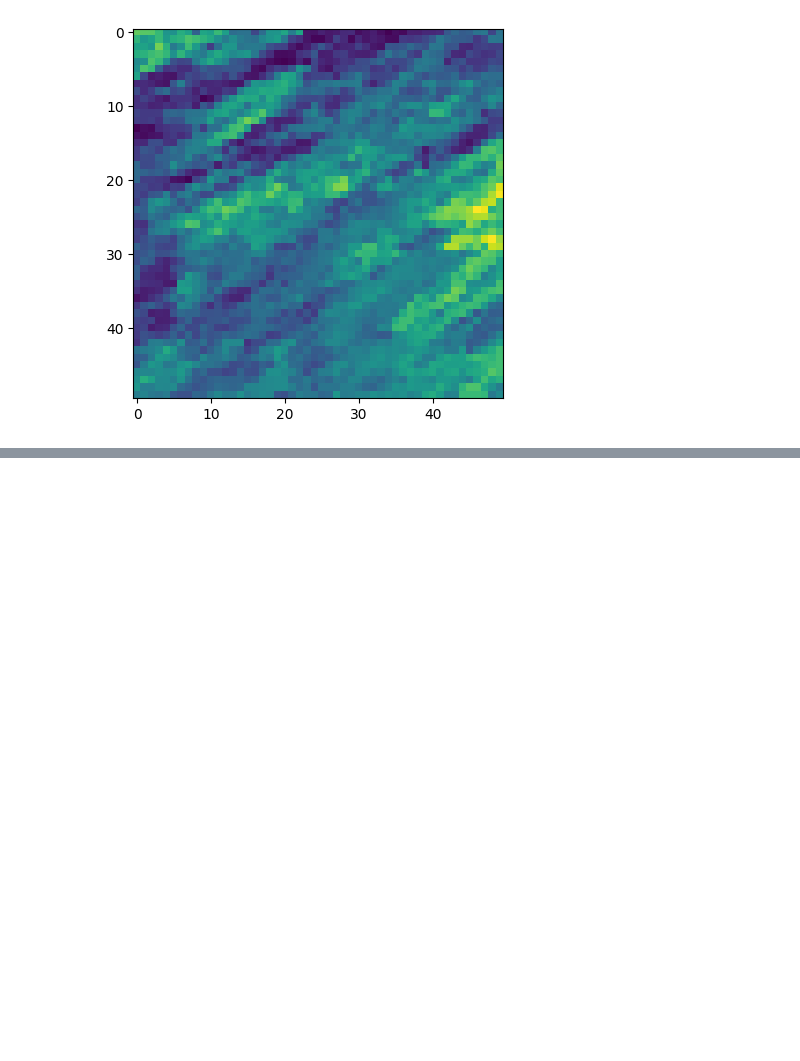
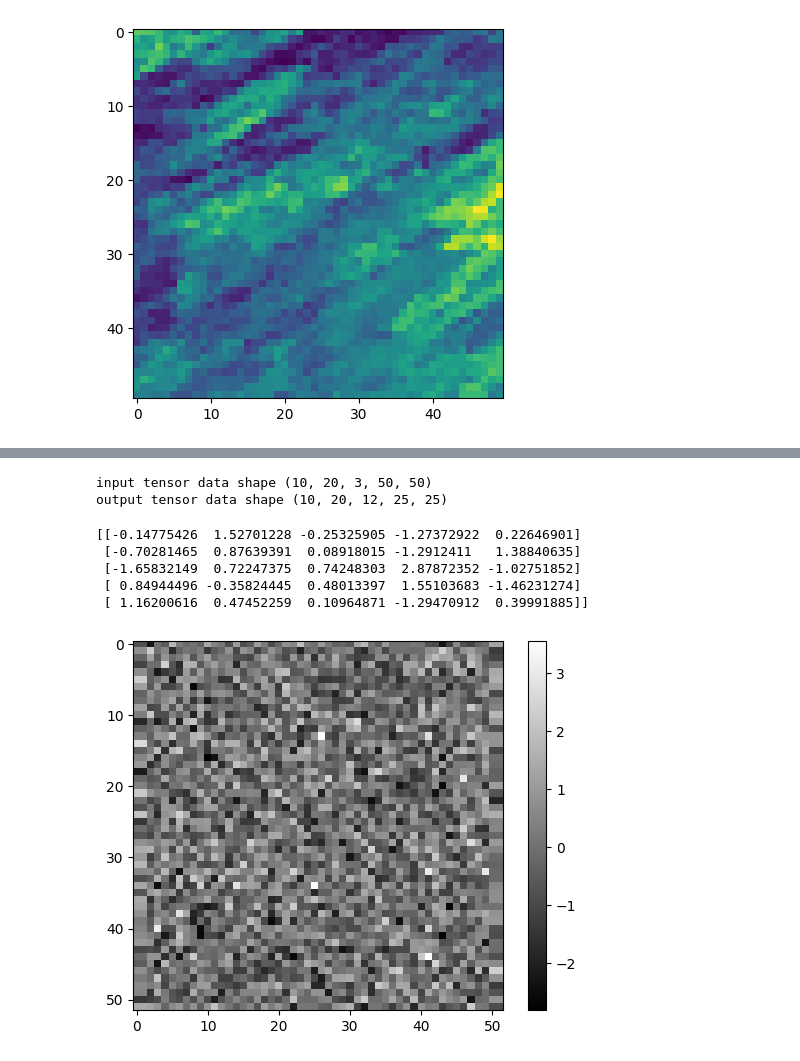
Before and after one commit to jliu2006/plant-predictor, a Jupyter notebook: Tensor decomposition.ipynb, the cells around one changed output, grey strips where cells are left out. Saved outputs shown, nothing was run; the diff lists cells and outputs as text; code cells hidden in the pictures; blank space fills up the shorter version.

```diff
--- a/Tensor decomposition.ipynb
+++ b/Tensor decomposition.ipynb
@@ -205,0 +187,20 @@ for i in range(sample):
+# %%
+
+def DWT(image):
+
+    h2 = int(image.shape[0]/2) +2
+    w2 = int(image.shape[1]/2) +2
+    DWT_output = np.zeros([4, h2, w2])
+    coeffs = pywt.dwt2(image, 'bior1.3')
+    LL, (LH, HL, HH) = coeffs
+
+    DWT_output[0] = LL
+    DWT_output[1] = LH
+    DWT_output[2] = HL
+    DWT_output[3] = HH
+
+    return DWT_output
+# %%
+def invDWT(DWTimage):
+    reconstructed_image = pywt.idwt2((DWTimage[0], (DWTimage[1],DWTimage[2],DWTimage[3])), 'bior1.3')
+    return reconstructed_image
@@ -205,0 +219,45 @@ for i in range(sample):
+# %%
+
+
+print("input tensor data shape",input_data.shape)
+DWT_tensor_out = DWT_tensor(input_data)
+print("output tensor data shape",DWT_tensor_out.shape)
+# %% [output]
+input tensor data shape (10, 20, 3, 50, 50)
+output tensor data shape (10, 20, 12, 25, 25)
+# %%
+import numpy as np
+import matplotlib.pyplot as plt
+
+np.random.seed(0)
+
+# Define image dimensions
+image_height = 100
+image_width = 100
+
+# Generate Gaussian random values
+mean = 0
+stddev = 1
+testimage = np.random.normal(mean, stddev, (image_height, image_width))
+
+
+# print(testimage.shape)
+# print(testimage[45:50, 45:50])
+DWTimage = DWT(testimage)
+
+print(DWTimage[0, 20:25, 20:25])
+
+recon_image = invDWT(DWTimage)
+
+# print(recon_image[45:50, 45:50])
+
+plt.imshow(DWTimage[1], cmap='gray')
+plt.colorbar()
+plt.show()
+# %% [output]
+[[-0.14775426  1.52701228 -0.25325905 -1.27372922  0.22646901]
+ [-0.70281465  0.87639391  0.08918015 -1.2912411   1.38840635]
+ [-1.65832149  0.72247375  0.74248303  2.87872352 -1.02751852]
+ [ 0.84944496 -0.35824445  0.48013397  1.55103683 -1.46231274]
+ [ 1.16200616  0.47452259  0.10964871 -1.29470912  0.39991885]]
+[figure, added]
```
Also changed, not shown: parts of 6 cells of this notebook, 12 other files.
